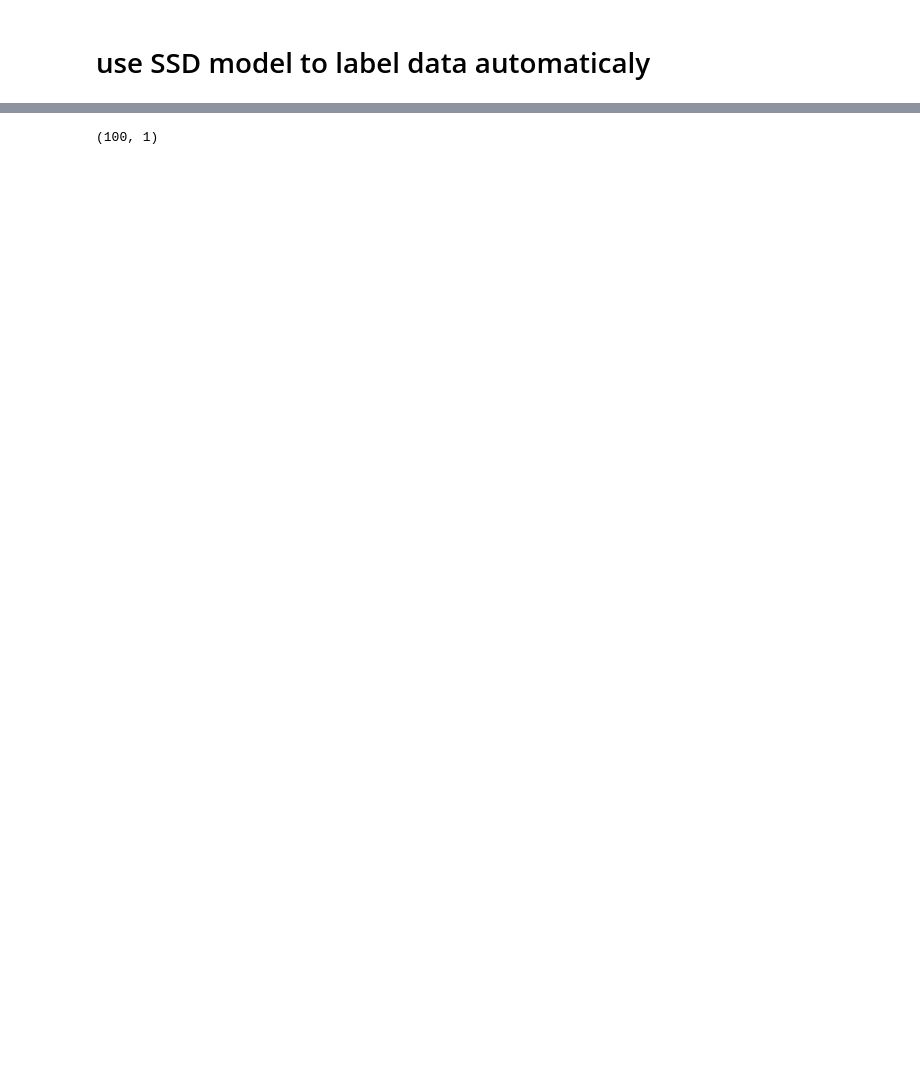
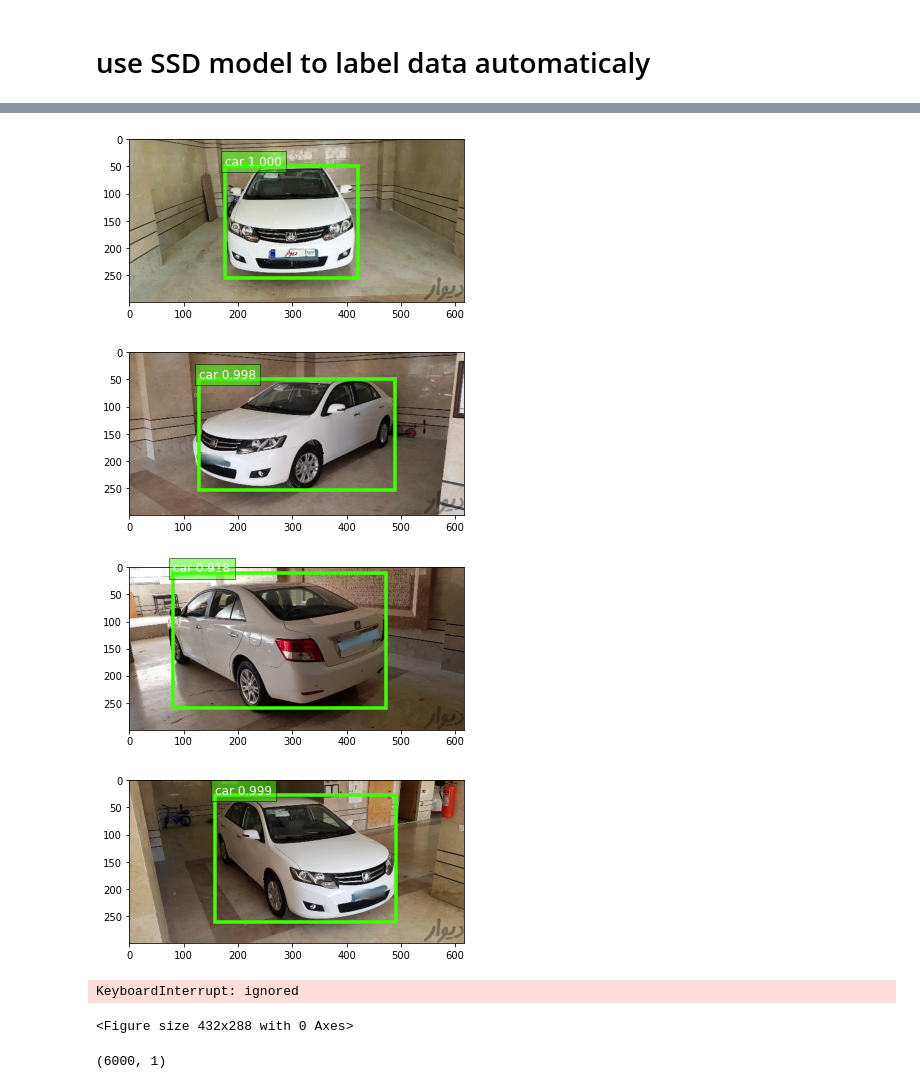
Before and after one commit to mvaghei78/iranian-car-detection, a Jupyter notebook: Iranian_Cars_Detection.ipynb, the cells around one changed output, grey strips where cells are left out. Saved outputs shown, nothing was run; the diff lists cells and outputs as text; code cells hidden in the pictures; blank space fills up the shorter version.

Commit message:
find best bbox with biggest area

```diff
--- a/Iranian_Cars_Detection.ipynb
+++ b/Iranian_Cars_Detection.ipynb
@@ -62,6 +41,56 @@ for i in range(len(inputs)):
+# %%
+def find_biggest_bbox(scores, bboxes):
+  best_index = -1
+  best_area = -1
+  index = 0
+  for bbox in bboxes:
+    width = bbox[2]-bbox[0]
+    height = bbox[3]-bbox[1]
+    area = width * height
+    if area >= best_area:
+      best_index = index
+      best_area = area
+    index += 1
+  return best_index
+# %%
+def get_best_bboxes(box_ids, scores, bboxes, threshold=0.98):
+  best_scores = []
+  best_bboxes = []
+  for i in range(100):
+    if box_ids[0][i] == net.classes.index("car") and scores[0][i] > threshold:
+      best_scores.append(scores[0][i].asnumpy().tolist()[0])
+      best_bboxes.append(bboxes[0][i].asnumpy().tolist())
+  return best_scores, best_bboxes
+# %%
+path_to_images = "/content/drive/MyDrive/car/8/"
+for filename in os.listdir(path_to_images):
+  # image = cv.imread(os.path.join(path_to_images,filename))
+  # x, orig_img = data.transforms.presets.rcnn.load_test(path_to_images+filename)
+  x, orig_img = data.transforms.presets.ssd.load_test(path_to_images+filename, short=300)
+  box_ids, scores, bboxes = net(x)
+  best_scores, best_bboxes = get_best_bboxes(box_ids, scores, bboxes, 0.8)
+  best_index = find_biggest_bbox(best_scores, best_bboxes)
+  if best_index != -1:
+    best_bboxes = bboxes[0][best_index].asnumpy()
+    best_bboxes = best_bboxes.reshape(1, best_bboxes.shape[0])
+    best_scores = scores[0][best_index].asnumpy()
+    best_scores = best_scores.reshape(1, best_scores.shape[0])
+    best_box_ids = box_ids[0][best_index].asnumpy()
+    best_box_ids = best_box_ids.reshape(1, best_box_ids.shape[0])
+    # bbox: x1,y1,x2,y2
+    ax = utils.viz.plot_bbox(orig_img, best_bboxes, best_scores, best_box_ids,thresh=0.80, class_names=net.classes)
+    plt.show()
+    # break
+# %% [output]
+[figure, added]
+[figure, added]
+[figure, added]
+[figure, added]
+KeyboardInterrupt: ignored
+<Figure size 432x288 with 0 Axes>
 # %%
-x, orig_img = data.transforms.presets.ssd.load_test(inputs[0], short=300)
+x, orig_img = data.transforms.presets.rcnn.load_test(inputs[0])
 box_ids, scores, bboxes = net(x)
 box_ids[0].shape
 # %% [output]
-(100, 1)
+(6000, 1)
```
Also changed, not shown: parts of 14 cells of this notebook, 1 other file.
